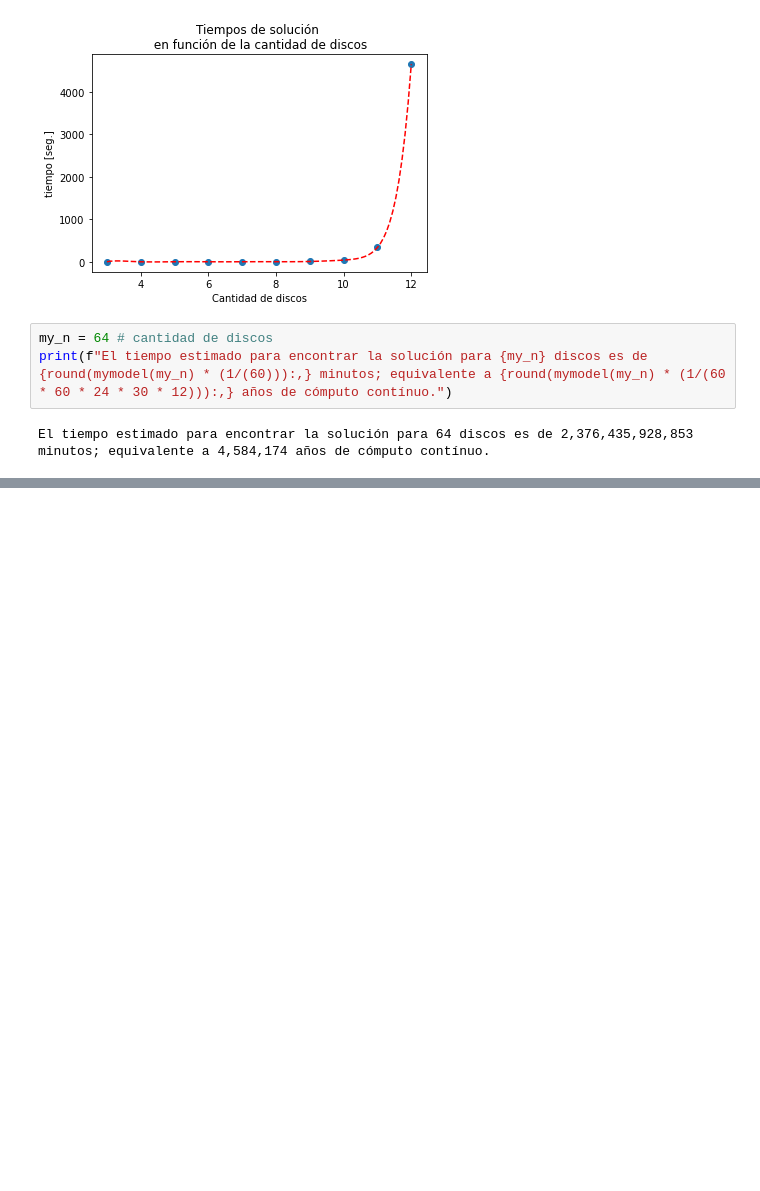
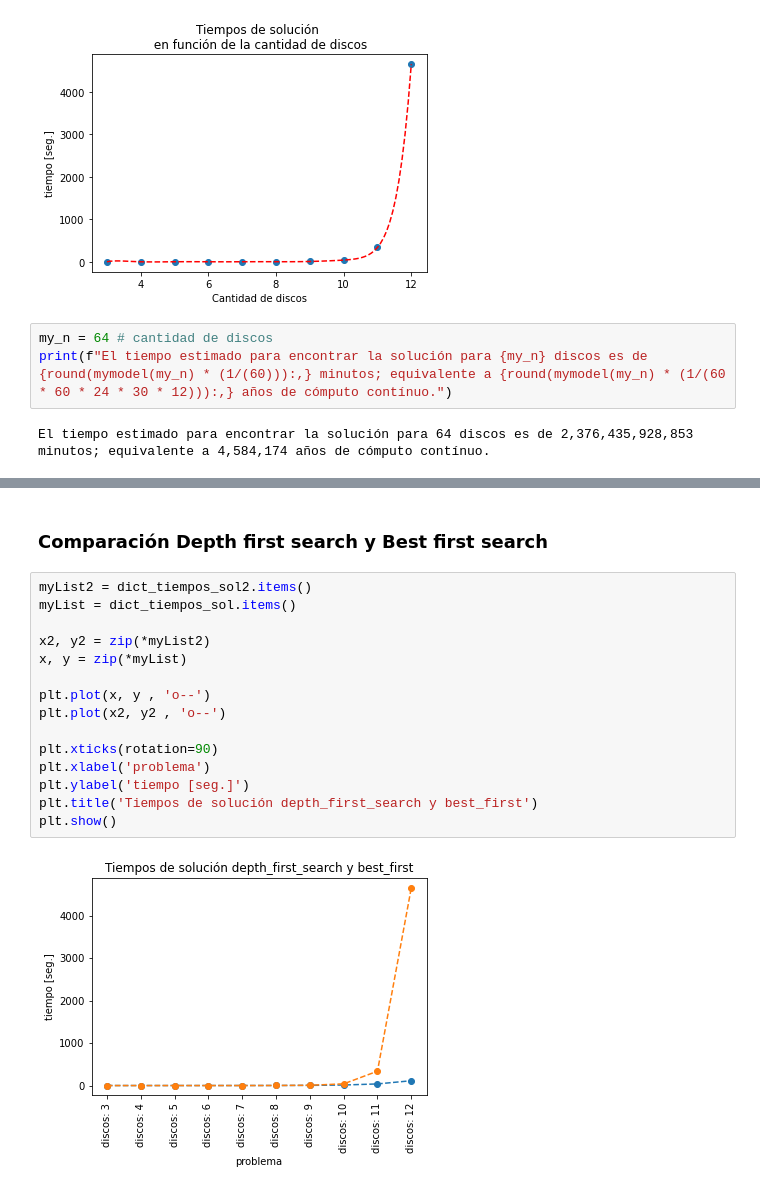
Before and after one commit to cgaravitoc/macc, a Jupyter notebook: AI/Miniproyecto - torres de hanoi/Hanoi.ipynb, the cells around one changed output, grey strips where cells are left out. Cells and saved outputs as stored; diff of their text form; blank space fills up the shorter version.

```diff
--- a/AI/Miniproyecto - torres de hanoi/Hanoi.ipynb
+++ b/AI/Miniproyecto - torres de hanoi/Hanoi.ipynb
@@ -376,0 +425,19 @@ El tiempo estimado para encontrar la solución para 64 discos es de 2,376,435,92
+# %% [markdown]
+### Comparación Depth first search y Best first search
+# %%
+myList2 = dict_tiempos_sol2.items()
+myList = dict_tiempos_sol.items()
+
+x2, y2 = zip(*myList2)
+x, y = zip(*myList)
+
+plt.plot(x, y , 'o--')
+plt.plot(x2, y2 , 'o--')
+
+plt.xticks(rotation=90)
+plt.xlabel('problema')
+plt.ylabel('tiempo [seg.]')
+plt.title('Tiempos de solución depth_first_search y best_first')
+plt.show()
+# %% [output]
+[figure, added]
```
Also changed, not shown: parts of 8 cells of this notebook, 10 other files.
